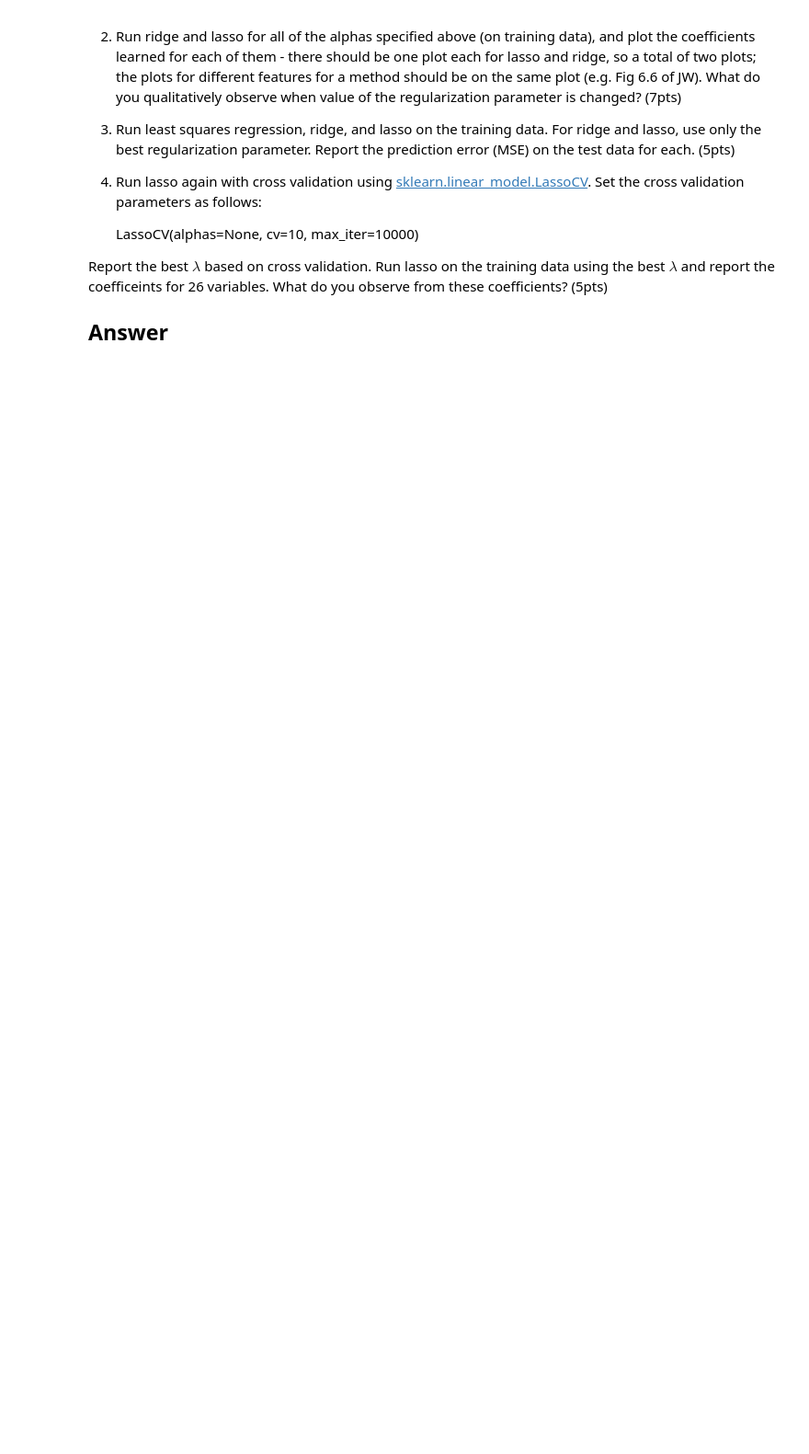
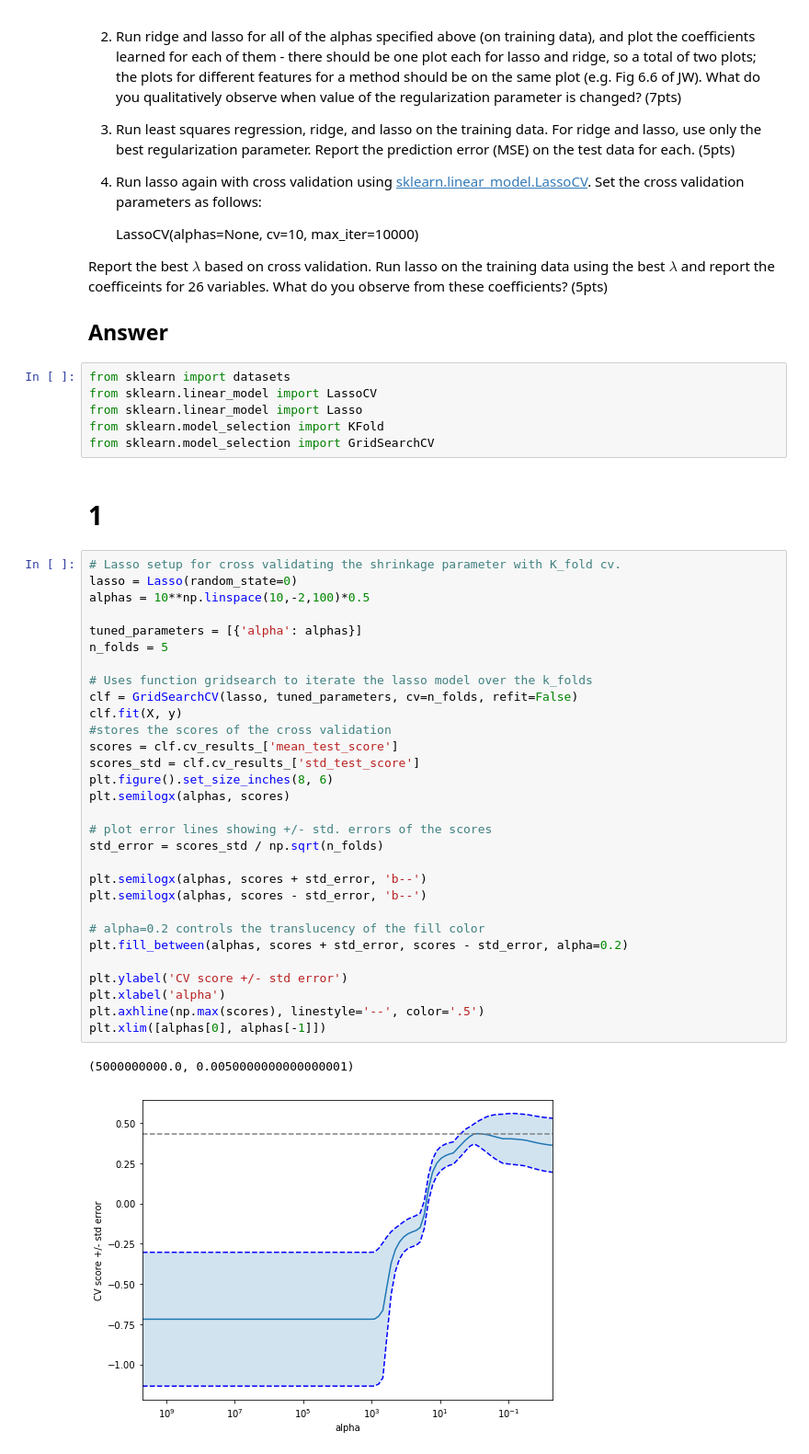
Before and after one commit to Rwoot14/Advanced-Predictive-Modeling-HW, a Jupyter notebook: Homework 1/HW1-F17-MIS382N (1).ipynb, the cells around one changed output. Shown at 92% size. Drawn from its saved outputs; the diff is of its cells as text; blank space fills up the shorter version.

```diff
--- a/Homework 1/HW1-F17-MIS382N (1).ipynb
+++ b/Homework 1/HW1-F17-MIS382N (1).ipynb
@@ -237,3 +266,44 @@ X_train, X_test, y_train, y_test = train_test_split(X,y,test_size = 0.33, random
 Report the best $\lambda$ based on cross validation. Run lasso on the training data using the best $\lambda$ and report the coefficeints for 26 variables. What do you observe from these coefficients? (5pts)
 
 ## Answer
+# %%
+from sklearn import datasets
+from sklearn.linear_model import LassoCV
+from sklearn.linear_model import Lasso
+from sklearn.model_selection import KFold
+from sklearn.model_selection import GridSearchCV
+# %% [markdown]
+# 1
+# %%
+# Lasso setup for cross validating the shrinkage parameter with K_fold cv.
+lasso = Lasso(random_state=0)
+alphas = 10**np.linspace(10,-2,100)*0.5
+
+tuned_parameters = [{'alpha': alphas}]
+n_folds = 5
+
+# Uses function gridsearch to iterate the lasso model over the k_folds
+clf = GridSearchCV(lasso, tuned_parameters, cv=n_folds, refit=False)
+clf.fit(X, y)
+#stores the scores of the cross validation
+scores = clf.cv_results_['mean_test_score']
+scores_std = clf.cv_results_['std_test_score']
+plt.figure().set_size_inches(8, 6)
+plt.semilogx(alphas, scores)
+
+# plot error lines showing +/- std. errors of the scores
+std_error = scores_std / np.sqrt(n_folds)
+
+plt.semilogx(alphas, scores + std_error, 'b--')
+plt.semilogx(alphas, scores - std_error, 'b--')
+
+# alpha=0.2 controls the translucency of the fill color
+plt.fill_between(alphas, scores + std_error, scores - std_error, alpha=0.2)
+
+plt.ylabel('CV score +/- std error')
+plt.xlabel('alpha')
+plt.axhline(np.max(scores), linestyle='--', color='.5')
+plt.xlim([alphas[0], alphas[-1]])
+# %% [output]
+(5000000000.0, 0.0050000000000000001)
+[figure, added]
```
Also changed, not shown: parts of 30 cells of this notebook.
